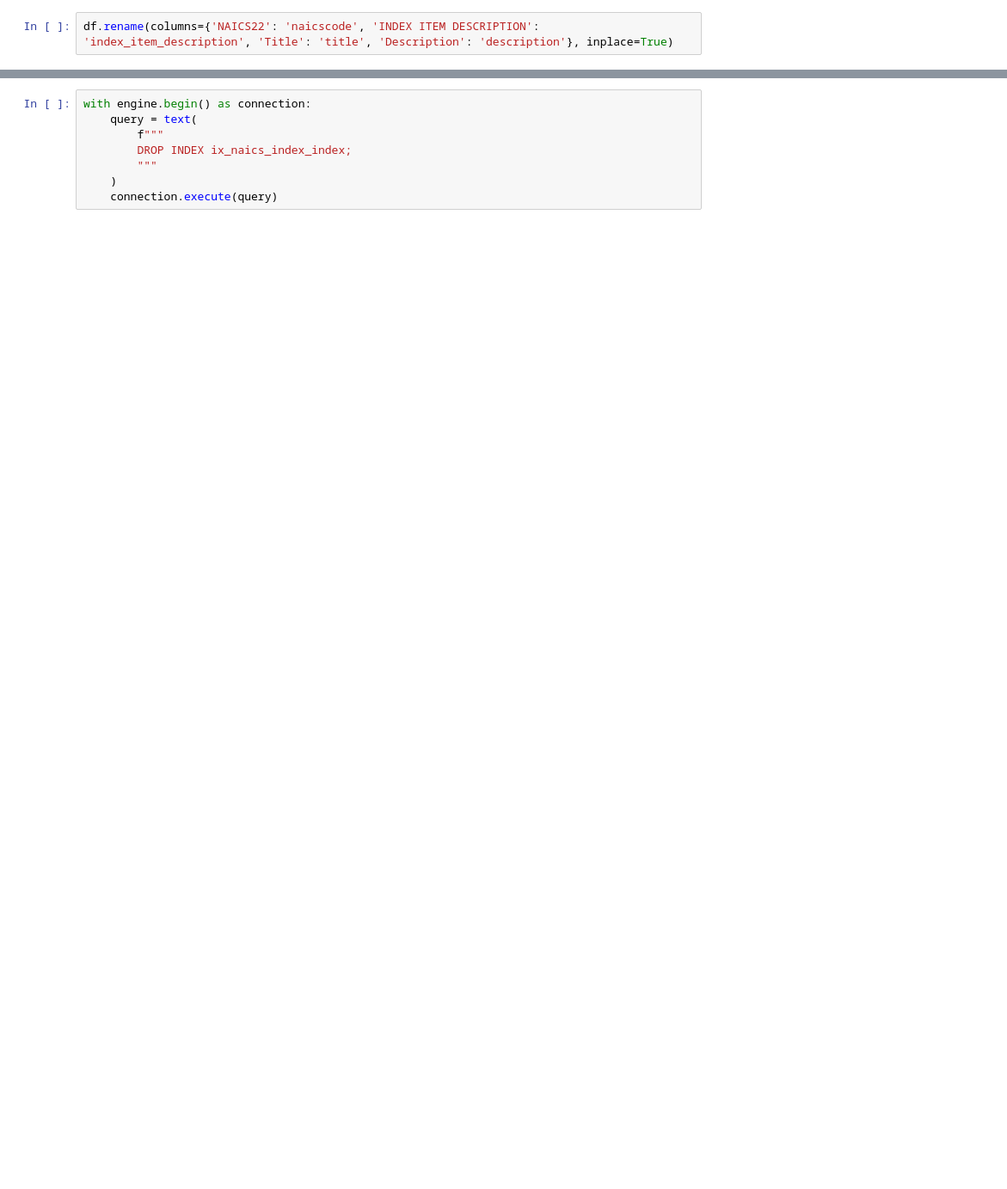
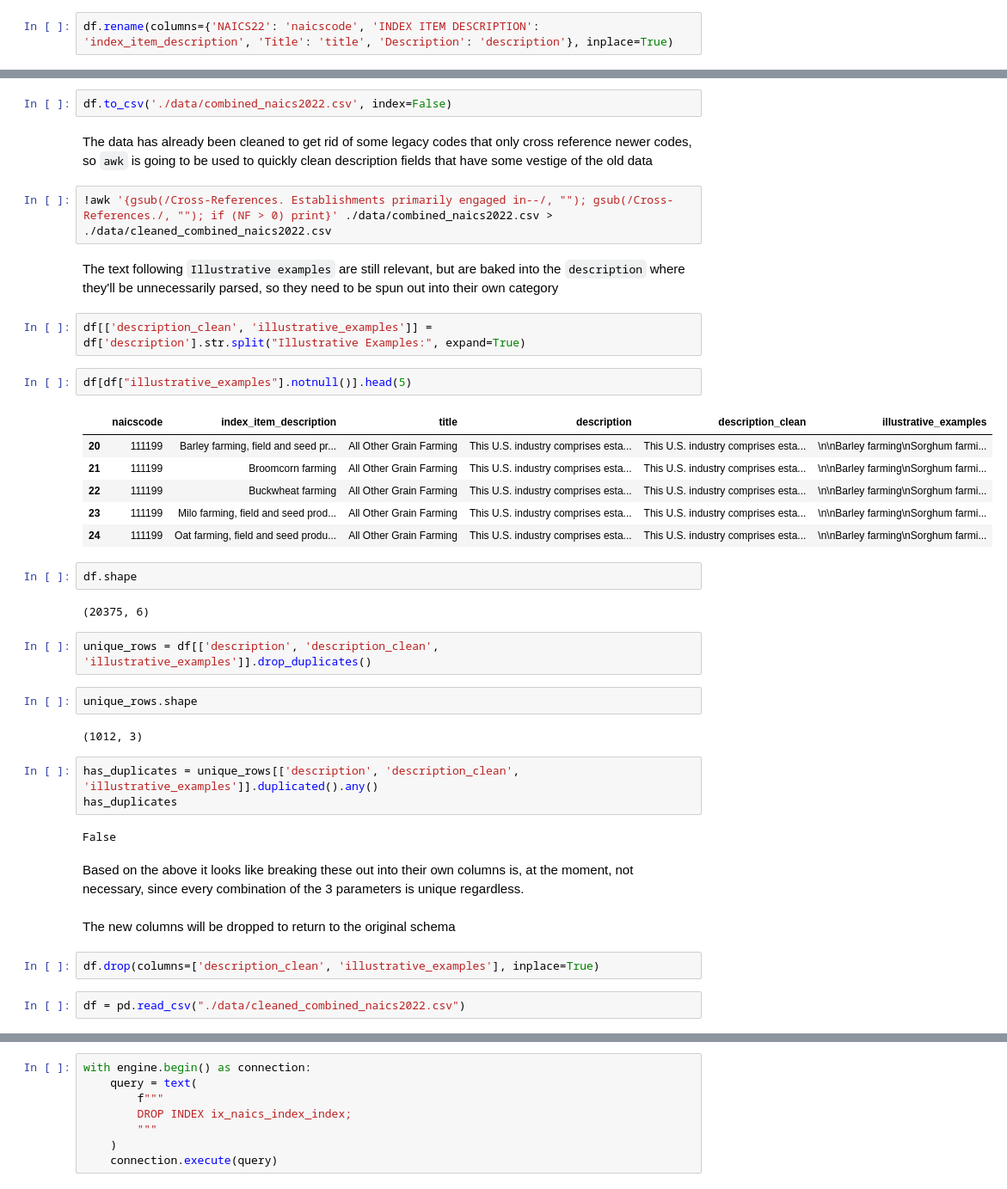
Before and after one commit to peterbull/contract-queue, a Jupyter notebook: nbs/240304_naics_codes.ipynb, the cells around one changed output, grey strips where cells are left out. Shown: that part at 86% size. Saved outputs shown, nothing was run; the diff lists cells and outputs as text; blank space fills up the shorter version.

Commit message:
update naics2022 index and export to backend

```diff
--- a/nbs/240304_naics_codes.ipynb
+++ b/nbs/240304_naics_codes.ipynb
@@ -99,0 +212,42 @@ df.rename(columns={'NAICS22': 'naicscode', 'INDEX ITEM DESCRIPTION': 'index_item
+# %%
+df.to_csv('./data/combined_naics2022.csv', index=False)
+# %% [markdown]
+The data has already been cleaned to get rid of some legacy codes that only cross reference newer codes, so `awk` is going to be used to quickly clean description fields that have some vestige of the old data
+# %%
+!awk '{gsub(/Cross-References. Establishments primarily engaged in--/, ""); gsub(/Cross-References./, ""); if (NF > 0) print}' ./data/combined_naics2022.csv > ./data/cleaned_combined_naics2022.csv
+# %% [markdown]
+The text following `Illustrative examples` are still relevant, but are baked into the `description` where they'll be unnecessarily parsed, so they need to be spun out into their own category
+# %%
+df[['description_clean', 'illustrative_examples']] = df['description'].str.split("Illustrative Examples:", expand=True)
+# %%
+df[df["illustrative_examples"].notnull()].head(5)
+# %% [output]
+|  | naicscode | index_item_description | title | description | description_clean | illustrative_examples |
+| 20 | 111199 | Barley farming, field and seed pr... | All Other Grain Farming | This U.S. industry comprises esta... | This U.S. industry comprises esta... | \n\nBarley farming\nSorghum farmi... |
+| 21 | 111199 | Broomcorn farming | All Other Grain Farming | This U.S. industry comprises esta... | This U.S. industry comprises esta... | \n\nBarley farming\nSorghum farmi... |
+| 22 | 111199 | Buckwheat farming | All Other Grain Farming | This U.S. industry comprises esta... | This U.S. industry comprises esta... | \n\nBarley farming\nSorghum farmi... |
+| 23 | 111199 | Milo farming, field and seed prod... | All Other Grain Farming | This U.S. industry comprises esta... | This U.S. industry comprises esta... | \n\nBarley farming\nSorghum farmi... |
+| 24 | 111199 | Oat farming, field and seed produ... | All Other Grain Farming | This U.S. industry comprises esta... | This U.S. industry comprises esta... | \n\nBarley farming\nSorghum farmi... |
+# %%
+df.shape
+# %% [output]
+(20375, 6)
+# %%
+unique_rows = df[['description', 'description_clean', 'illustrative_examples']].drop_duplicates()
+# %%
+unique_rows.shape
+# %% [output]
+(1012, 3)
+# %%
+has_duplicates = unique_rows[['description', 'description_clean', 'illustrative_examples']].duplicated().any()
+has_duplicates
+# %% [output]
+False
+# %% [markdown]
+Based on the above it looks like breaking these out into their own columns is, at the moment, not necessary, since every combination of the 3 parameters is unique regardless.<br>
+<br>
+The new columns will be dropped to return to the original schema
+# %%
+df.drop(columns=['description_clean', 'illustrative_examples'], inplace=True)
+# %%
+df = pd.read_csv("./data/cleaned_combined_naics2022.csv")
```
Also changed, not shown: parts of 24 cells of this notebook, 1 other file.
